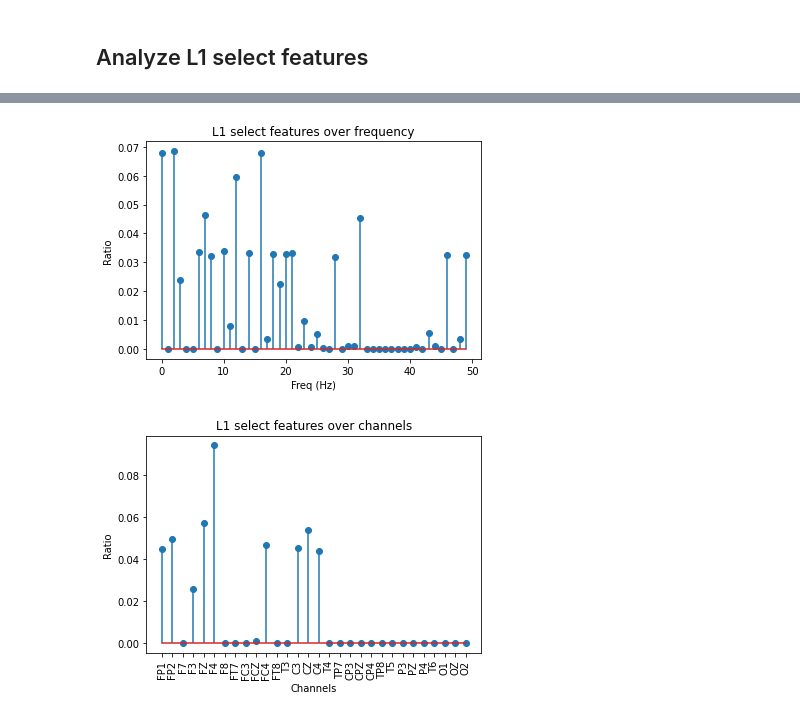
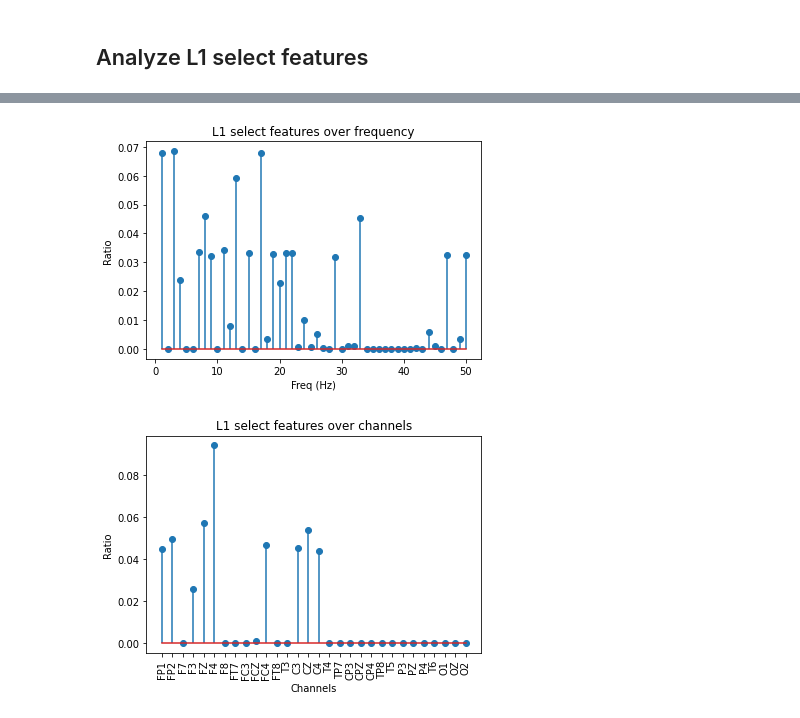
Before and after one commit to hundredball/Classroom_stress, a Jupyter notebook: classification.ipynb, the cells around one changed output, grey strips where cells are left out. Drawn from its saved outputs; the diff is of its cells as text; code cells hidden in the pictures.

```diff
--- a/classification.ipynb
+++ b/classification.ipynb
@@ -1254,9 +1254,10 @@ try:
 except(e):
     print('RECORD_SELECT_FEATURES is not True.')
 
+list_num_nonzero_features = []
 for select_feature in select_features:
     nonzero_features += (select_feature!=0)
-print(nonzero_features)
+    list_num_nonzero_features.append(np.sum(select_feature!=0))
 nonzero_features /= len(select_features)
 
 nonzero_features = nonzero_features.reshape((-1, len(channels)))
@@ -1265,11 +1274,11 @@ nonzero_features = nonzero_features.reshape((-1, len(channels)))
 # %%
-plt.stem(list(range(50)), np.mean(nonzero_features, axis=1))
+plt.stem(list(range(1, 51)), np.mean(nonzero_features, axis=1))
 plt.xlabel('Freq (Hz)')
 plt.ylabel('Ratio')
 plt.title('L1 select features over frequency')
 plt.savefig(os.path.join(RESULT_FOLDER, 'features', 'L1_feature_freq.png'))
 # %% [output]
-[figure, old version]
+[figure, new version]
 # %%
 plt.stem(list(range(30)), np.mean(nonzero_features, axis=0))
 plt.xlabel('Channels')
```
Also changed, not shown: parts of 3 cells of this notebook.
